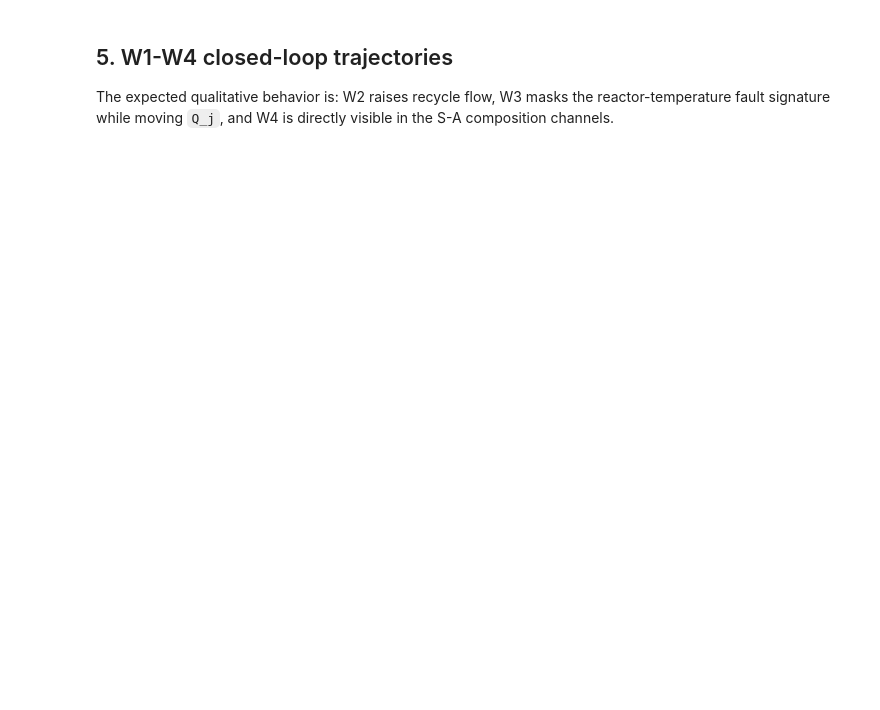
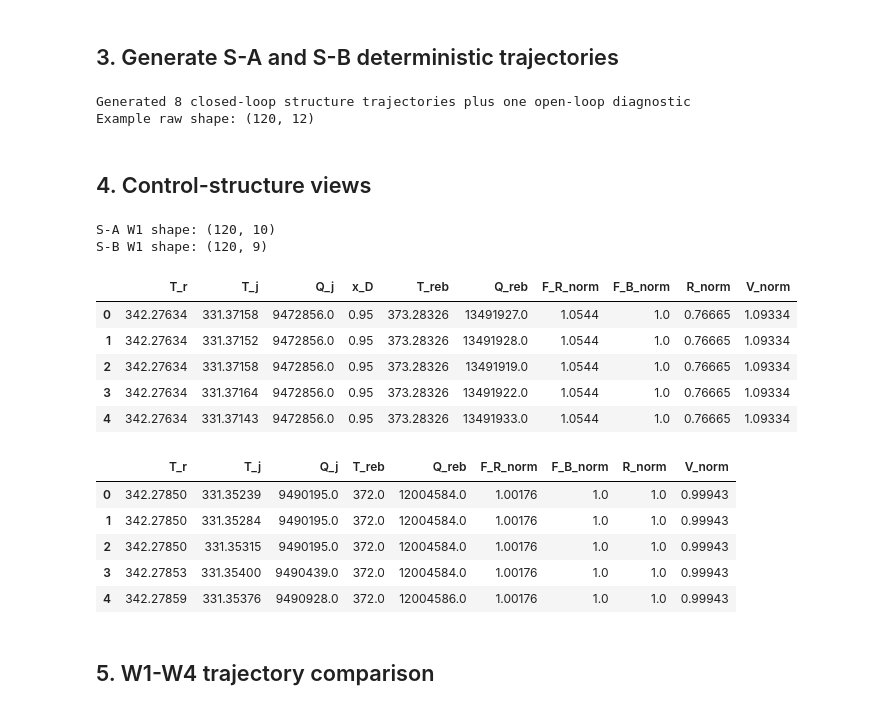
Before and after one commit to simonecasolo/cstr-model-optimisation, a Jupyter notebook: research_project/notebooks/21_wu2003_control_structures.ipynb, the cells around one changed output. Drawn from its saved outputs; the diff is of its cells as text; code cells hidden in the pictures; blank space fills up the shorter version.

```diff
--- a/research_project/notebooks/21_wu2003_control_structures.ipynb
+++ b/research_project/notebooks/21_wu2003_control_structures.ipynb
@@ -194,8 +68,54 @@ S-B channels: 7
-# %% [markdown]
-## 5. W1-W4 closed-loop trajectories
-
-The expected qualitative behavior is: W2 raises recycle flow, W3 masks the
-reactor-temperature fault signature while moving `Q_j`, and W4 is directly
-visible in the S-A composition channels.
+# %% [markdown]
+## 3. Generate S-A and S-B deterministic trajectories
+# %%
+def run_case(key, structure):
+    scenario = SCENARIO_CONFIGS[key]
+    t, raw = deterministic_window(scenario, structure=structure, t_final_h=2.0, n_save=120)
+    return {"t": t, "raw": raw, "scenario": scenario, "structure": structure}
+
+
+cases = {}
+for key in SCENARIO_KEYS:
+    for structure in ["S-A", "S-B"]:
+        cases[(key, structure)] = run_case(key, structure)
+
+open_case = run_case("W3_rxr_fouling_ol", "S-B")
+
+print(f"Generated {len(cases)} closed-loop structure trajectories plus one open-loop diagnostic")
+print("Example raw shape:", cases[("W1_healthy", "S-A")]["raw"].shape)
+# %% [output]
+Generated 8 closed-loop structure trajectories plus one open-loop diagnostic
+Example raw shape: (120, 12)
+# %% [markdown]
+## 4. Control-structure views
+# %%
+def project(raw, channels):
+    return raw[:, [RAW_INDEX[ch] for ch in channels]]
+
+
+sa_w1 = project(cases[("W1_healthy", "S-A")]["raw"], SA_CHANNELS)
+sb_w1 = project(cases[("W1_healthy", "S-B")]["raw"], SB_CHANNELS)
+
+print("S-A W1 shape:", sa_w1.shape)
+print("S-B W1 shape:", sb_w1.shape)
+display(pd.DataFrame(sa_w1[:5], columns=SA_CHANNELS))
+display(pd.DataFrame(sb_w1[:5], columns=SB_CHANNELS))
+# %% [output]
+S-A W1 shape: (120, 10)
+S-B W1 shape: (120, 9)
+|  | T_r | T_j | Q_j | x_D | T_reb | Q_reb | F_R_norm | F_B_norm | R_norm | V_norm |
+| 0 | 342.27634 | 331.37158 | 9472856.0 | 0.95 | 373.28326 | 13491927.0 | 1.0544 | 1.0 | 0.76665 | 1.09334 |
+| 1 | 342.27634 | 331.37152 | 9472856.0 | 0.95 | 373.28326 | 13491928.0 | 1.0544 | 1.0 | 0.76665 | 1.09334 |
+| 2 | 342.27634 | 331.37158 | 9472856.0 | 0.95 | 373.28326 | 13491919.0 | 1.0544 | 1.0 | 0.76665 | 1.09334 |
+| 3 | 342.27634 | 331.37164 | 9472856.0 | 0.95 | 373.28326 | 13491922.0 | 1.0544 | 1.0 | 0.76665 | 1.09334 |
+| 4 | 342.27634 | 331.37143 | 9472856.0 | 0.95 | 373.28326 | 13491933.0 | 1.0544 | 1.0 | 0.76665 | 1.09334 |
+|  | T_r | T_j | Q_j | T_reb | Q_reb | F_R_norm | F_B_norm | R_norm | V_norm |
+| 0 | 342.27850 | 331.35239 | 9490195.0 | 372.0 | 12004584.0 | 1.00176 | 1.0 | 1.0 | 0.99943 |
+| 1 | 342.27850 | 331.35284 | 9490195.0 | 372.0 | 12004584.0 | 1.00176 | 1.0 | 1.0 | 0.99943 |
+| 2 | 342.27850 | 331.35315 | 9490195.0 | 372.0 | 12004584.0 | 1.00176 | 1.0 | 1.0 | 0.99943 |
+| 3 | 342.27853 | 331.35400 | 9490439.0 | 372.0 | 12004584.0 | 1.00176 | 1.0 | 1.0 | 0.99943 |
+| 4 | 342.27859 | 331.35376 | 9490928.0 | 372.0 | 12004586.0 | 1.00176 | 1.0 | 1.0 | 0.99943 |
+# %% [markdown]
+## 5. W1-W4 trajectory comparison
 # %%
 plot_specs = [
```
Also changed, not shown: parts of 24 cells of this notebook, 6 other files.
